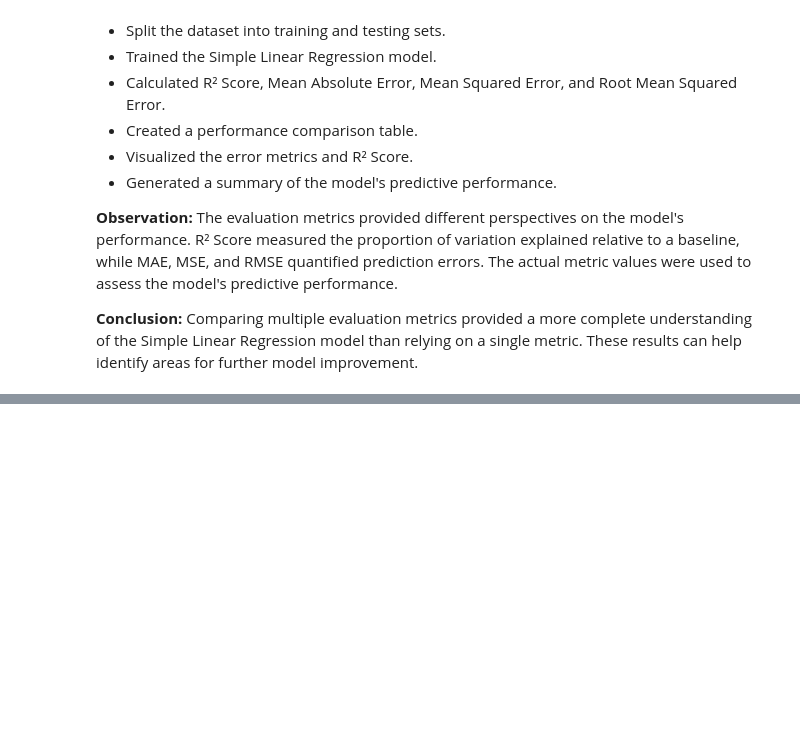
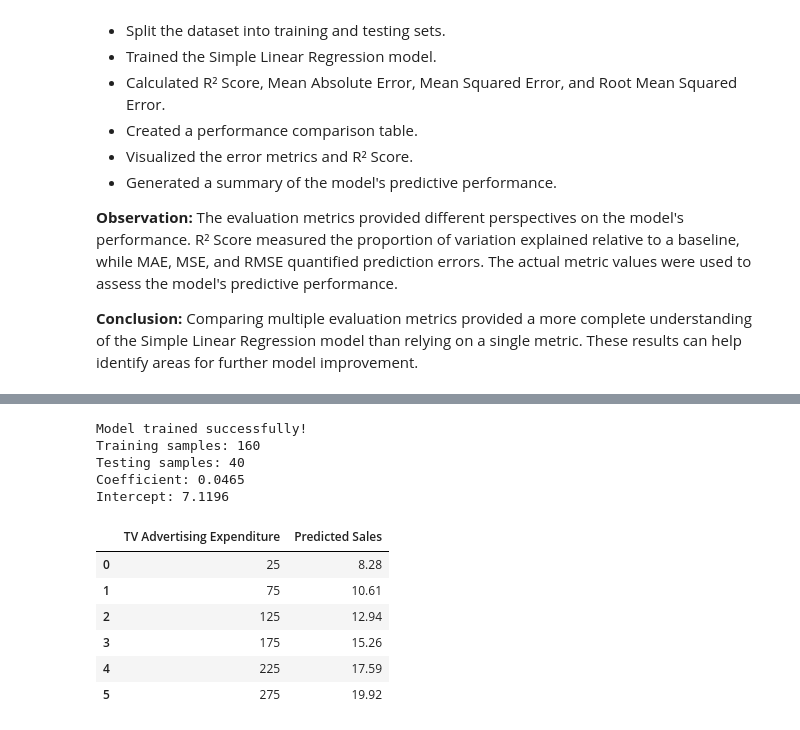
Before and after one commit to shreeshreeya69-crypto/simple-linear-regression-ybi, a Jupyter notebook: Simple_Linear_Regression_YBI.ipynb, the cells around one changed output, grey strips where cells are left out. Drawn from its saved outputs; the diff is of its cells as text; code cells hidden in the pictures; blank space fills up the shorter version.

```diff
--- a/Simple_Linear_Regression_YBI.ipynb
+++ b/Simple_Linear_Regression_YBI.ipynb
@@ -2806,0 +2836,47 @@ Root Mean Squared Error: 3.1945
+# %%
+X = df[['TV']]
+y = df['sales']
+
+X_train, X_test, y_train, y_test = train_test_split(
+    X, y, test_size=0.2, random_state=42
+)
+
+model = LinearRegression()
+model.fit(X_train, y_train)
+
+y_pred = model.predict(X_test)
+
+print("Model trained successfully!")
+print("Training samples:", len(X_train))
+print("Testing samples:", len(X_test))
+print("Coefficient:", round(model.coef_[0], 4))
+print("Intercept:", round(model.intercept_, 4))
+# %% [output]
+Model trained successfully!
+Training samples: 160
+Testing samples: 40
+Coefficient: 0.0465
+Intercept: 7.1196
+# %%
+new_tv_values = pd.DataFrame({
+    'TV': [25, 75, 125, 175, 225, 275]
+})
+
+predicted_sales = model.predict(new_tv_values)
+
+prediction_df = pd.DataFrame({
+    'TV Advertising Expenditure': new_tv_values['TV'],
+    'Predicted Sales': predicted_sales
+})
+
+prediction_df = prediction_df.round(2)
+
+prediction_df
+# %% [output]
+|  | TV Advertising Expenditure | Predicted Sales |
+| 0 | 25 | 8.28 |
+| 1 | 75 | 10.61 |
+| 2 | 125 | 12.94 |
+| 3 | 175 | 15.26 |
+| 4 | 225 | 17.59 |
+| 5 | 275 | 19.92 |
```
Also changed, not shown: parts of 6 cells of this notebook.
